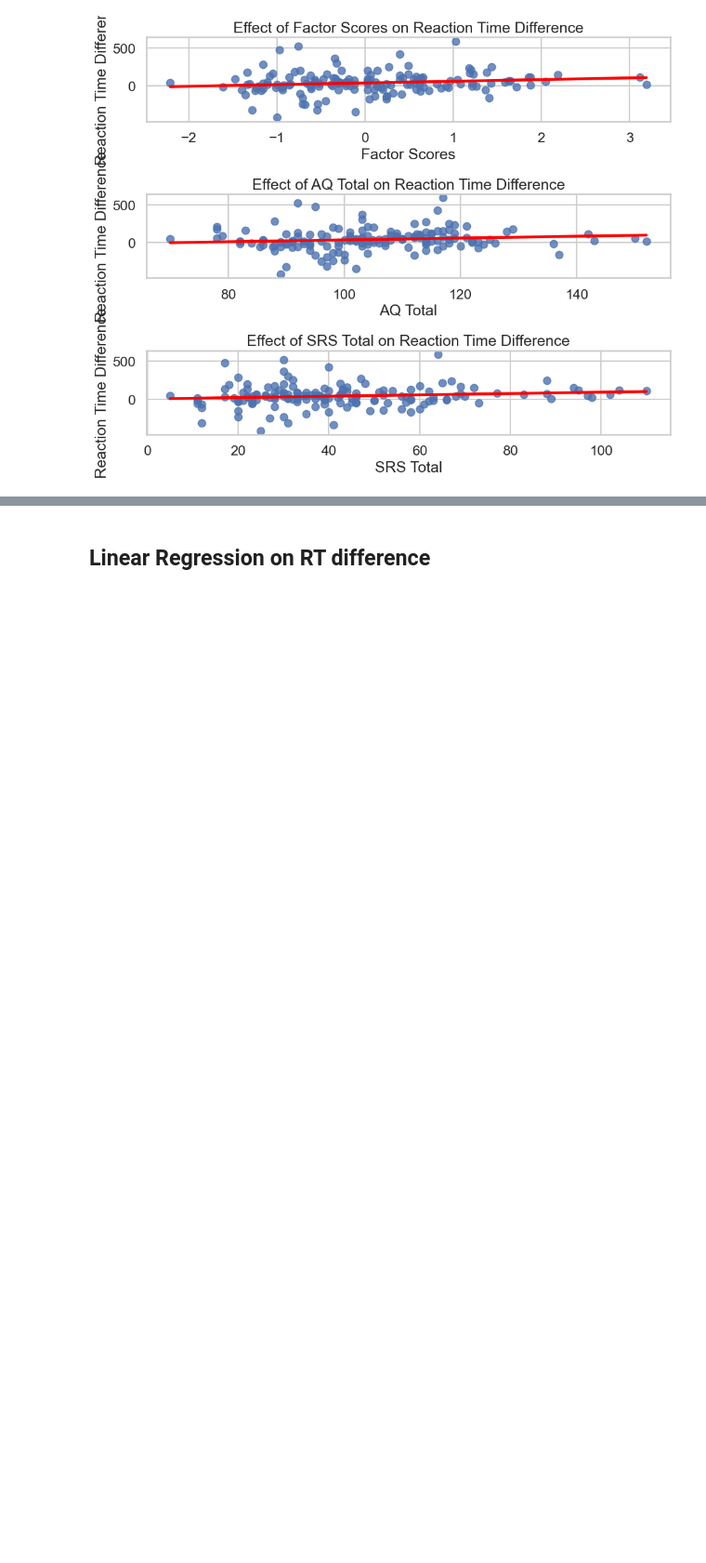
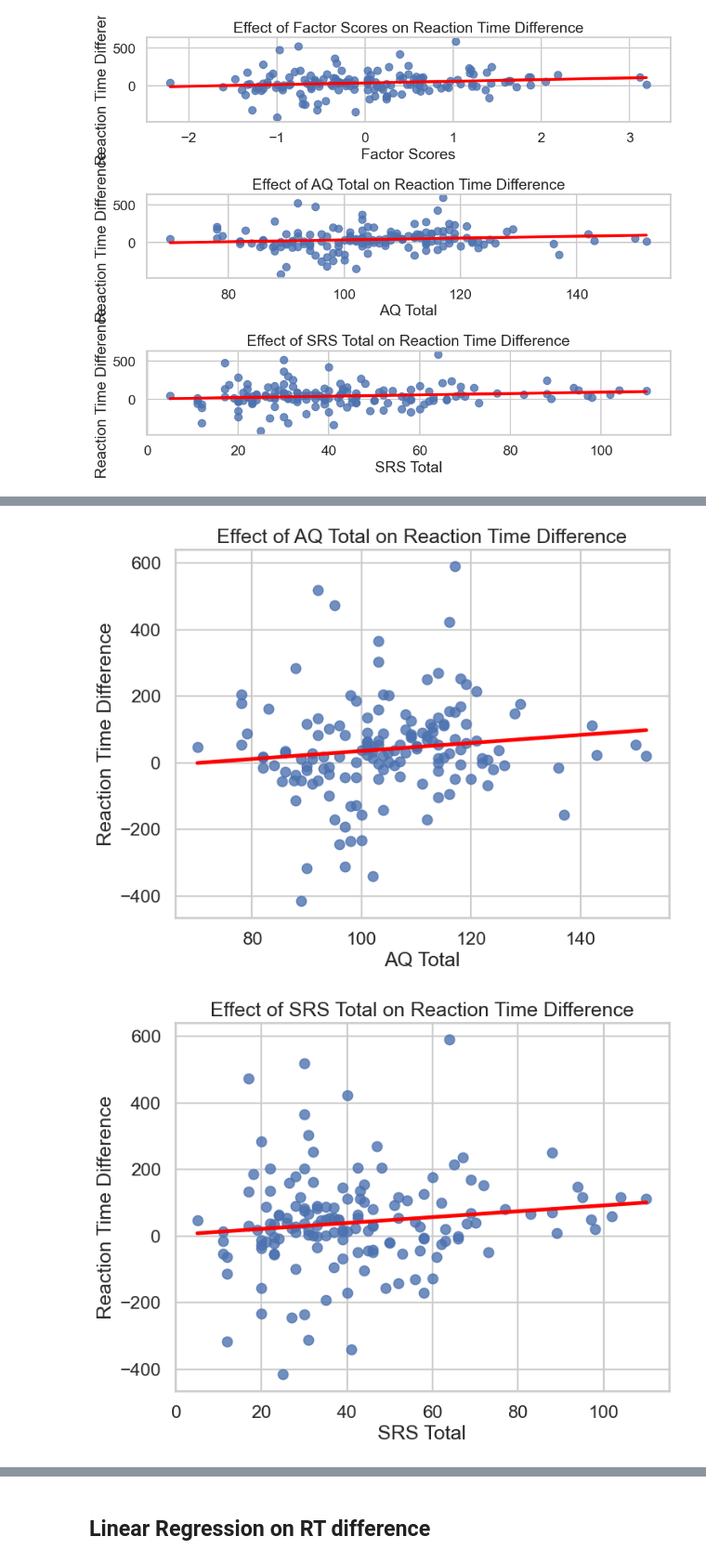
Before and after one commit to maynaS/Predictability-and-Autistic-Traits, a Jupyter notebook: Task3.ipynb, the cells around one changed output, grey strips where cells are left out. Shown at 93% size. Cells and saved outputs as stored; diff of their text form; code cells hidden in the pictures; blank space fills up the shorter version.

```diff
--- a/Task3.ipynb
+++ b/Task3.ipynb
@@ -567,3 +617,23 @@ plt.show()
+# %%
+plt.figure(figsize=(8, 6))
+sns.regplot(x='AQ_total', y='RT_diff', data=corr_data, ci=None, line_kws={'color': 'red'})
+plt.title('Effect of AQ Total on Reaction Time Difference')
+plt.xlabel('AQ Total')
+plt.ylabel('Reaction Time Difference')
+plt.savefig(RESULTS_FOLDER+'AQ_Total_vs_RT_Diff.png')
+plt.show()
+
+# Generate effect plot for SRS Total
+plt.figure(figsize=(8, 6))
+sns.regplot(x='SRS_total', y='RT_diff', data=corr_data, ci=None, line_kws={'color': 'red'})
+plt.title('Effect of SRS Total on Reaction Time Difference')
+plt.xlabel('SRS Total')
+plt.ylabel('Reaction Time Difference')
+plt.savefig(RESULTS_FOLDER+'SRS_Total_vs_RT_Diff.png')
+plt.show()
+# %% [output]
+[figure, added]
+[figure, added]
 # %%
 X = corr_data[['AQ_total', 'SRS_total']]
 y = corr_data['RT_diff']
```
Also changed, not shown: parts of 6 cells of this notebook, 3 other files.
